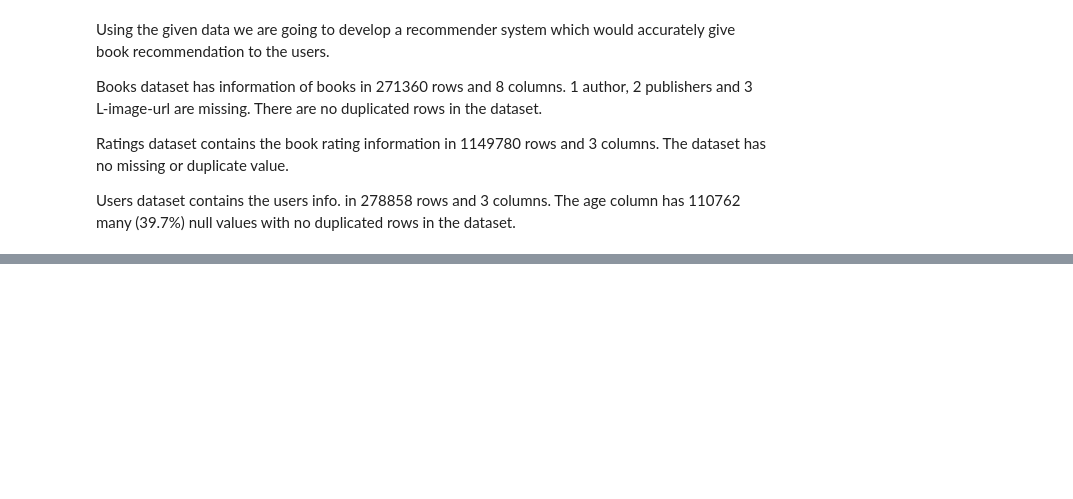
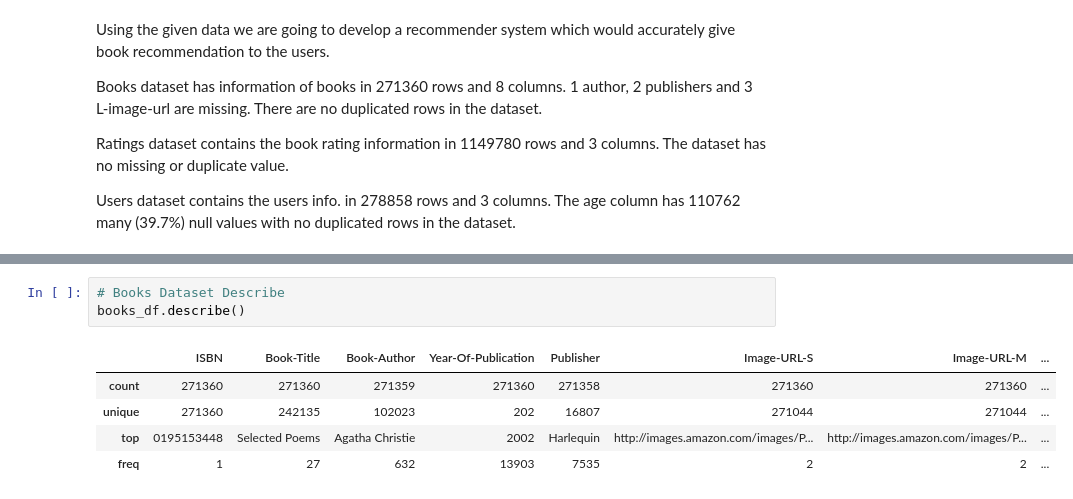
Before and after one commit to DharmeshRV/Book-Recommendation-System, a Jupyter notebook: Book_Recommendation_System.ipynb, the cells around one changed output, grey strips where cells are left out. Cells and saved outputs as stored; diff of their text form; blank space fills up the shorter version.

```diff
--- a/Book_Recommendation_System.ipynb
+++ b/Book_Recommendation_System.ipynb
@@ -225,0 +248,9 @@ Users dataset contains the users info. in 278858 rows and 3 columns. The age col
+# %%
+# Books Dataset Describe
+books_df.describe()
+# %% [output]
+|  | ISBN | Book-Title | Book-Author | Year-Of-Publication | Publisher | Image-URL-S | Image-URL-M | ... |
+| count | 271360 | 271360 | 271359 | 271360 | 271358 | 271360 | 271360 | ... |
+| unique | 271360 | 242135 | 102023 | 202 | 16807 | 271044 | 271044 | ... |
+| top | 0195153448 | Selected Poems | Agatha Christie | 2002 | Harlequin | http://images.amazon.com/images/P... | http://images.amazon.com/images/P... | ... |
+| freq | 1 | 27 | 632 | 13903 | 7535 | 2 | 2 | ... |
```
Also changed, not shown: parts of 29 cells of this notebook.
